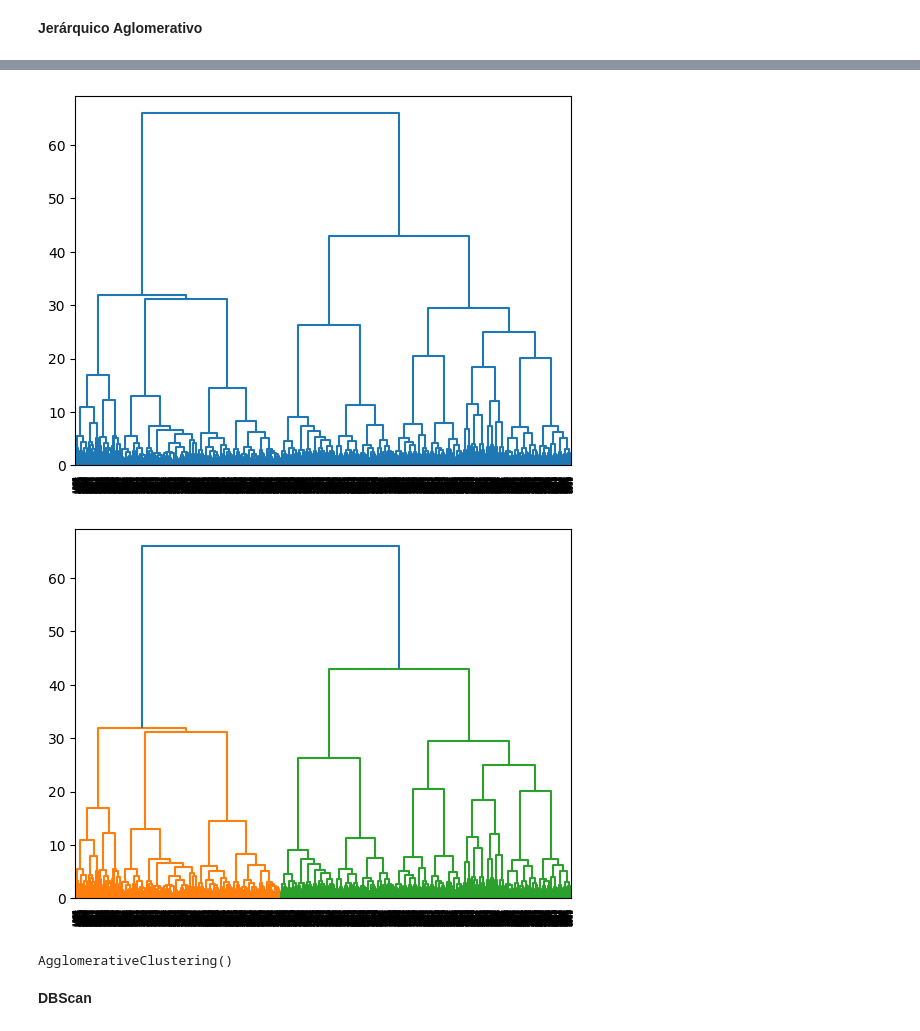
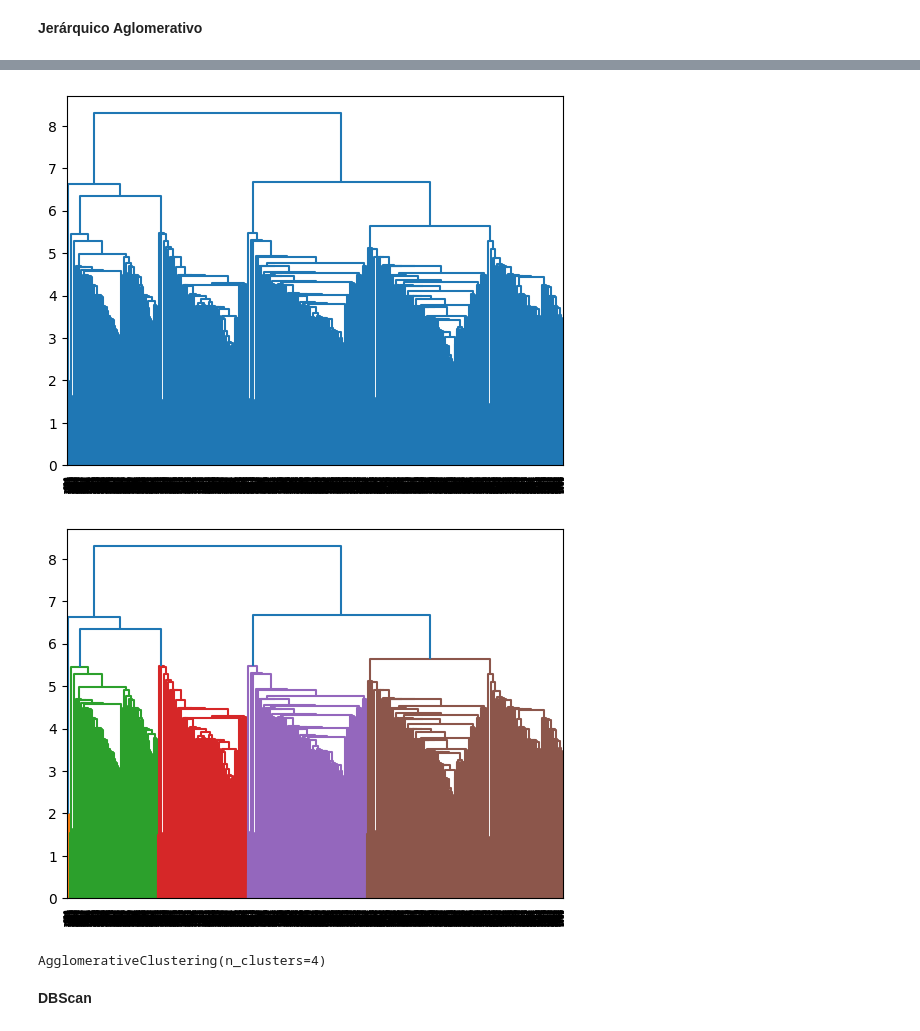
Before and after one commit to santy-estrada/electric-grid-project, a Jupyter notebook: EIA_agrupamiento.ipynb, the cells around one changed output, grey strips where cells are left out. Saved outputs shown, nothing was run; the diff lists cells and outputs as text; code cells hidden in the pictures.

```diff
--- a/EIA_agrupamiento.ipynb
+++ b/EIA_agrupamiento.ipynb
@@ -200,7 +200,7 @@ cat_col = data_mod.select_dtypes(include=['object']).columns.to_list()
 
 #Tipo de transformación por tipo de dato
 num_transformer = Pipeline(steps=[('scaler', MinMaxScaler())])
-cat_transformer = Pipeline(steps=[('encoder', OneHotEncoder())])
+cat_transformer = Pipeline(steps=[('encoder', OneHotEncoder(sparse_output=False))])
 
 #Diseño del transformador de columnas
 preprocessor = ColumnTransformer(transformers=[('num', num_transformer, num_col),
@@ -270,6 +282,6 @@ plt.show()
 # %%
 #Búsqueda fina de k (dado el rango de codo, toma el válor de max índice)
-range_k = range(6, 11)
+range_k = range(3, 6)
 sil_score = []
 
 for n_clusters in range_k:
@@ -290,5 +302,5 @@ plt.show()
 # %%
 # Selección del número óptimo de clusters
-k_mean_model_final = KMeans(n_clusters=10, n_init=20, random_state=123)
+k_mean_model_final = KMeans(n_clusters=3, n_init=20, random_state=123)
 k_mean_model_final.fit(data_pro)
 # %% [output]
@@ -329,17 +341,17 @@ h_clust_average = AgglomerativeClustering(metric='euclidean', linkage='average',
 h_clust_average.fit(X = data_pro)
 dibujarDendrograma(h_clust_ward, color_threshold=0)
 # %% [output]
-[figure, old version]
+[figure, new version]
 # %%
-dendogram_prun = 45       #Distancia seleccionada cortando a la mitad la línea más larga del dendrograma
+dendogram_prun = 6       #Distancia seleccionada cortando a la mitad la línea más larga del dendrograma
 dibujarDendrograma(h_clust_ward, color_threshold=dendogram_prun)
 # %% [output]
-[figure, old version]
+[figure, new version]
 # %%
-h_clust_final = AgglomerativeClustering(metric='euclidean', linkage='ward', n_clusters=2)
+h_clust_final = AgglomerativeClustering(metric='euclidean', linkage='ward', n_clusters=4)
 h_clust_final.fit(X = data_pro)
 # %% [output]
-AgglomerativeClustering()
+AgglomerativeClustering(n_clusters=4)
 # %% [markdown]
 **DBScan**
 # %%
```
Also changed, not shown: parts of 19 cells of this notebook.
